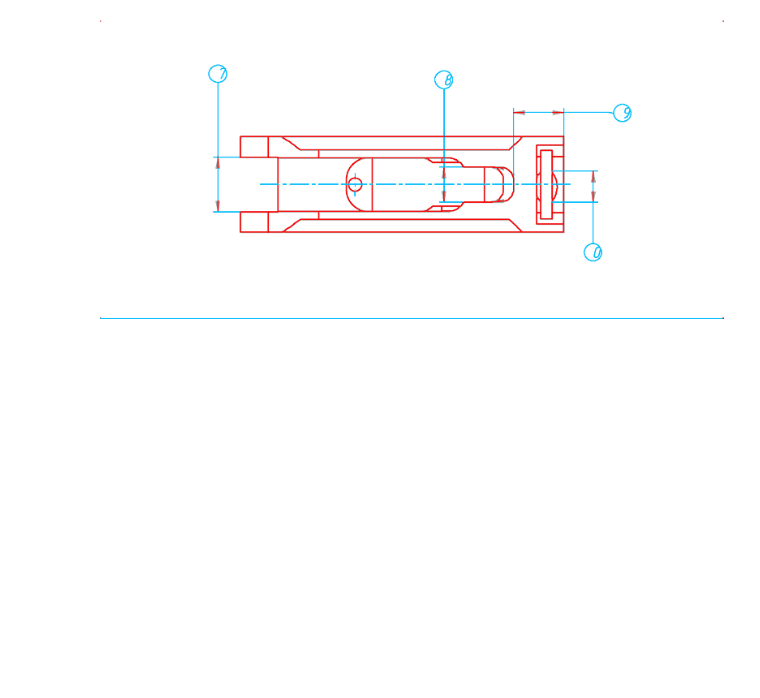
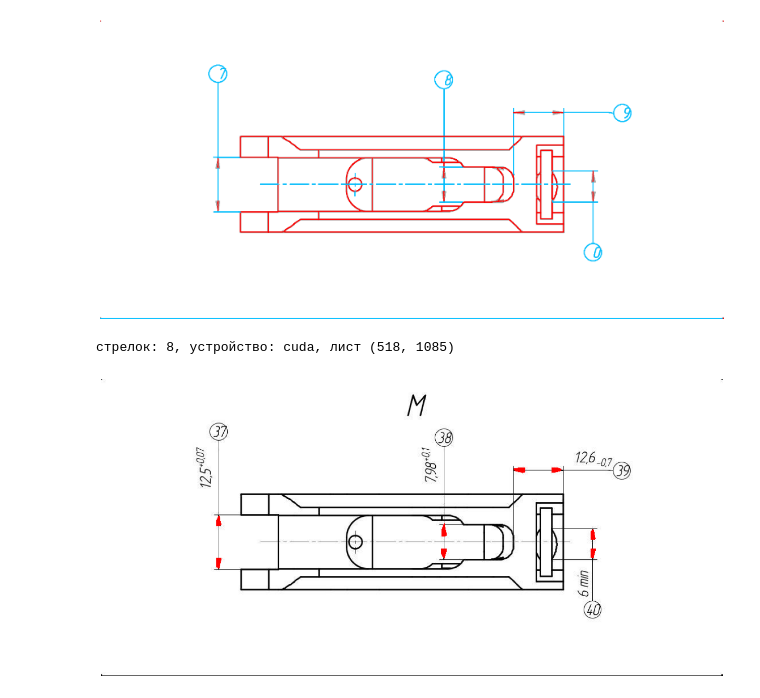
Before and after one commit to SergeyKrasnoslobodtsev/draftslice, a Jupyter notebook: notebooks/exp_clear_drawing.ipynb, the cells around one changed output. Drawn from its saved outputs; the diff is of its cells as text; code cells hidden in the pictures; blank space fills up the shorter version.

```diff
--- a/notebooks/exp_clear_drawing.ipynb
+++ b/notebooks/exp_clear_drawing.ipynb
@@ -9,12 +9,8 @@ print(f"Чертежей: {len(files)}")
 import cv2
 import numpy as np
 
+from draftslice.core.denoise.arrows import ArrowModel
+from draftslice.core.ocr.engine import OCREngine, PaddleOCRParameters
 
-def load_sheet(file: Path):
-    """Изображение листа (RGB) и полигоны OCR из кэша, (N, 4, 2) в px листа.
-
-    Кэш пишет thick_lines.py,S пробелы в имени файла там заменены на '_'. Нет кэша - FileNotFoundError.
-    """
-    img = load_image(str(file))
-    polys = np.load(f".cache/ocr_cache/{file.stem.replace(' ', '_')}.npy")
-    return img, polys
+arrow_model = ArrowModel("../models/arrows.onnx")
+ocr_engine = OCREngine(PaddleOCRParameters())
@@ -352,3 +347,16 @@ show_class()
 plt.show()
 # %% [output]
 [figure]
+# %%
+res = arrow_model(orig, conf=0.3)
+print(f"стрелок: {len(res)}, устройство: {arrow_model.device}, лист {res.orig_shape}")
+
+over = orig.copy()
+over[res.mask > 0] = (255, 0, 0)  # RGB: стрелки красным
+fig, ax = plt.subplots(figsize=(16, 16 * orig.shape[0] / orig.shape[1]))
+ax.imshow(over)
+ax.axis("off")
+plt.show()
+# %% [output]
+стрелок: 8, устройство: cuda, лист (518, 1085)
+[figure, added]
```
Also changed, not shown: parts of 12 cells of this notebook, 11 other files.
